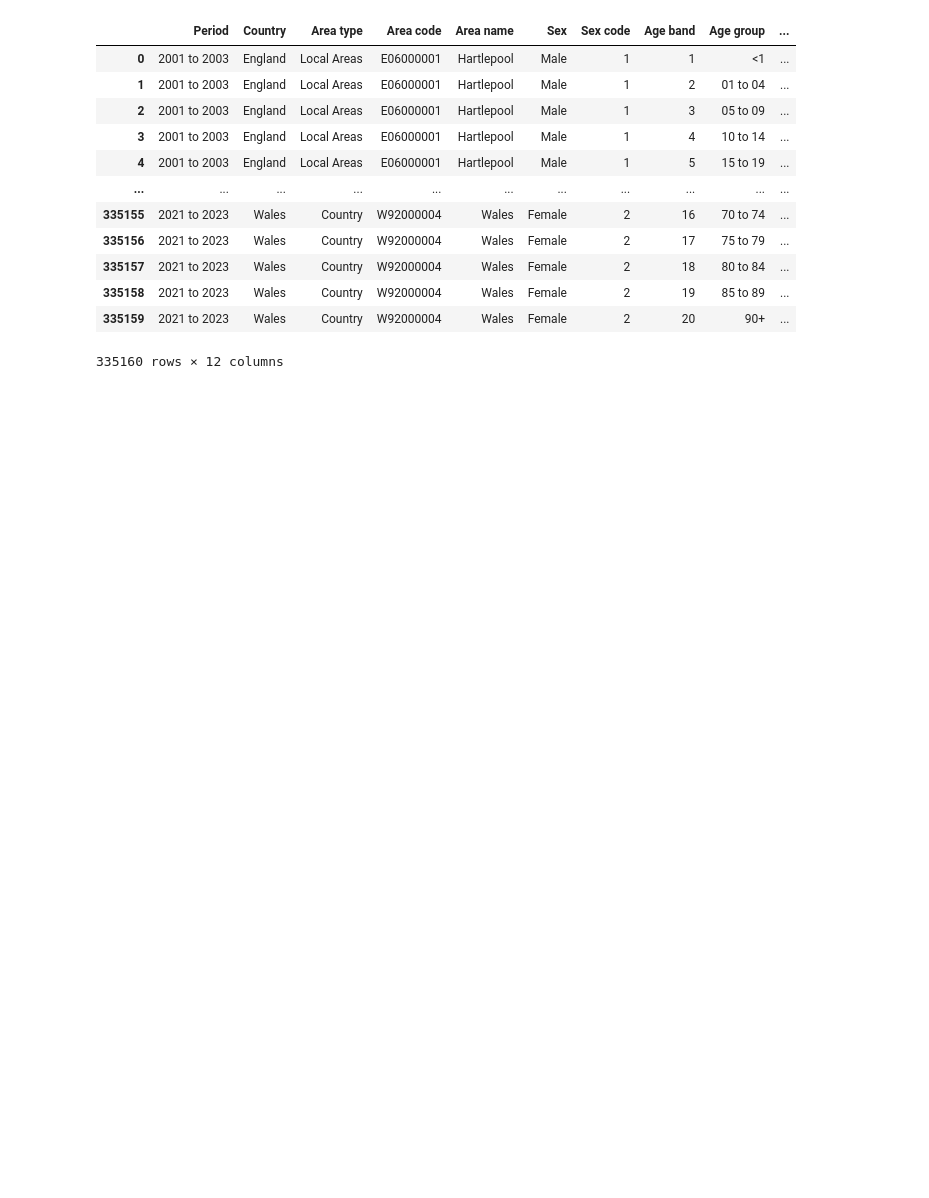
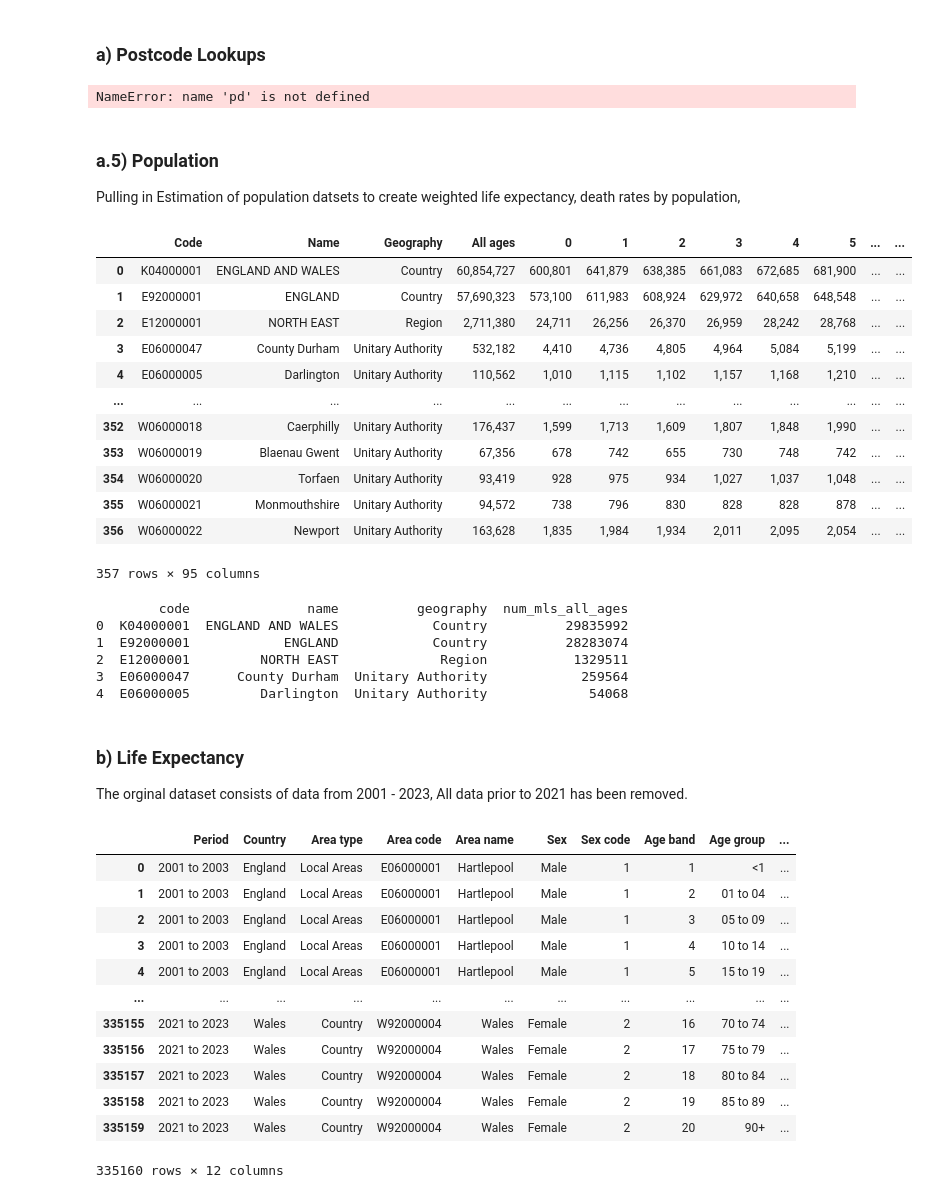
Before and after one commit to Luyandamuraya/health-inequality-analysis, a Jupyter notebook: notebooks/01_prj_uk_health_inequality.ipynb, the cells around one changed output. Drawn from its saved outputs; the diff is of its cells as text; code cells hidden in the pictures; blank space fills up the shorter version.

```diff
--- a/notebooks/01_prj_uk_health_inequality.ipynb
+++ b/notebooks/01_prj_uk_health_inequality.ipynb
@@ -14,0 +37,20 @@ The data for life expectancy is looking between 2021 - 2023
+# %% [markdown]
+### a) Postcode Lookups
+# %%
+# Postcode Lookups.
+#The latest postcode look ups for SICB, ICB, Postcode and Practices.
+
+df1= pd.read_csv("/Users/lulum/Documents/Coding Projects/01 PRJ  - UK Health Inequality/datasets/ukpostcodesandladaugust2023.csv")
+df2= pd.read_csv("/Users/lulum/Documents/Coding Projects/01 PRJ  - UK Health Inequality/datasets/postcode_nov_2025_lookup.csv")
+df3= pd.read_csv("/Users/lulum/Documents/Coding Projects/01 PRJ  - UK Health Inequality/datasets/LSOA_SICBL_ICB_LAD_April_2023_Lookup_EN.csv")
+df4= pd.read_csv("/Users/lulum/Documents/Coding Projects/01 PRJ  - UK Health Inequality/datasets/epraccur.csv")
+
+
+conn = sqlite3.connect("health_inequality.db")
+
+df1.to_sql("ukpostcodesandladaugust2023", conn, index=False, if_exists="replace")
+df2.to_sql("postcode_nov_2025_lookup", conn, index=False, if_exists="replace")
+df3.to_sql("LSOA_SICBL_ICB_LAD_April_2023_Lookup_EN", conn, index=False, if_exists="replace")
+df4.to_sql("epraccur", conn, index=False, if_exists="replace")
+# %% [output]
+NameError: name 'pd' is not defined
@@ -14,0 +104,30 @@ The data for life expectancy is looking between 2021 - 2023
+# %% [markdown]
+### a.5) Population
+
+Pulling in Estimation of population datsets to create weighted life expectancy, death rates by population,
+# %%
+
+dfm= pd.read_csv("/Users/lulum/Documents/Coding Projects/01 PRJ  - UK Health Inequality/datasets/est_pop_mal_mdy23.csv")
+dff= pd.read_csv("/Users/lulum/Documents/Coding Projects/01 PRJ  - UK Health Inequality/datasets/est_pop_fem_mdy23.csv")
+dam= pd.read_csv("/Users/lulum/Documents/Coding Projects/01 PRJ  - UK Health Inequality/datasets/est_pop_all_mdy23.csv")
+
+
+conn = sqlite3.connect("health_inequality.db")
+dfm.to_sql("est_pop_mal_mdy23", conn, index=False, if_exists="replace")
+dff.to_sql("est_pop_fem_mdy23", conn, index=False, if_exists="replace")
+dam.to_sql("est_pop_all_mdy23", conn, index=False, if_exists="replace")
+dam
+# %% [output]
+|  | Code | Name | Geography | All ages | 0 | 1 | 2 | 3 | 4 | 5 | ... | ... |
+| 0 | K04000001 | ENGLAND AND WALES | Country | 60,854,727 | 600,801 | 641,879 | 638,385 | 661,083 | 672,685 | 681,900 | ... | ... |
+| 1 | E92000001 | ENGLAND | Country | 57,690,323 | 573,100 | 611,983 | 608,924 | 629,972 | 640,658 | 648,548 | ... | ... |
+| 2 | E12000001 | NORTH EAST | Region | 2,711,380 | 24,711 | 26,256 | 26,370 | 26,959 | 28,242 | 28,768 | ... | ... |
+| 3 | E06000047 | County Durham | Unitary Authority | 532,182 | 4,410 | 4,736 | 4,805 | 4,964 | 5,084 | 5,199 | ... | ... |
+| 4 | E06000005 | Darlington | Unitary Authority | 110,562 | 1,010 | 1,115 | 1,102 | 1,157 | 1,168 | 1,210 | ... | ... |
+| ... | ... | ... | ... | ... | ... | ... | ... | ... | ... | ... | ... | ... |
+| 352 | W06000018 | Caerphilly | Unitary Authority | 176,437 | 1,599 | 1,713 | 1,609 | 1,807 | 1,848 | 1,990 | ... | ... |
+| 353 | W06000019 | Blaenau Gwent | Unitary Authority | 67,356 | 678 | 742 | 655 | 730 | 748 | 742 | ... | ... |
+| 354 | W06000020 | Torfaen | Unitary Authority | 93,419 | 928 | 975 | 934 | 1,027 | 1,037 | 1,048 | ... | ... |
+| 355 | W06000021 | Monmouthshire | Unitary Authority | 94,572 | 738 | 796 | 830 | 828 | 828 | 878 | ... | ... |
+| 356 | W06000022 | Newport | Unitary Authority | 163,628 | 1,835 | 1,984 | 1,934 | 2,011 | 2,095 | 2,054 | ... | ... |
+357 rows × 95 columns
@@ -15 +173,15 @@ The data for life expectancy is looking between 2021 - 2023
+# %%
+check = pd.read_sql("SELECT * FROM est_pop_mal LIMIT 5;", conn)
+print(check.head())
+# %% [output]
+        code               name          geography  num_mls_all_ages
+0  K04000001  ENGLAND AND WALES            Country          29835992
+1  E92000001            ENGLAND            Country          28283074
+2  E12000001         NORTH EAST             Region           1329511
+3  E06000047      County Durham  Unitary Authority            259564
+4  E06000005         Darlington  Unitary Authority             54068
+# %% [markdown]
+### b) Life Expectancy
+
+The orginal dataset consists of data from 2001 - 2023, All data prior to 2021 has been removed.
 # %%
```
Also changed, not shown: parts of 55 cells of this notebook.
